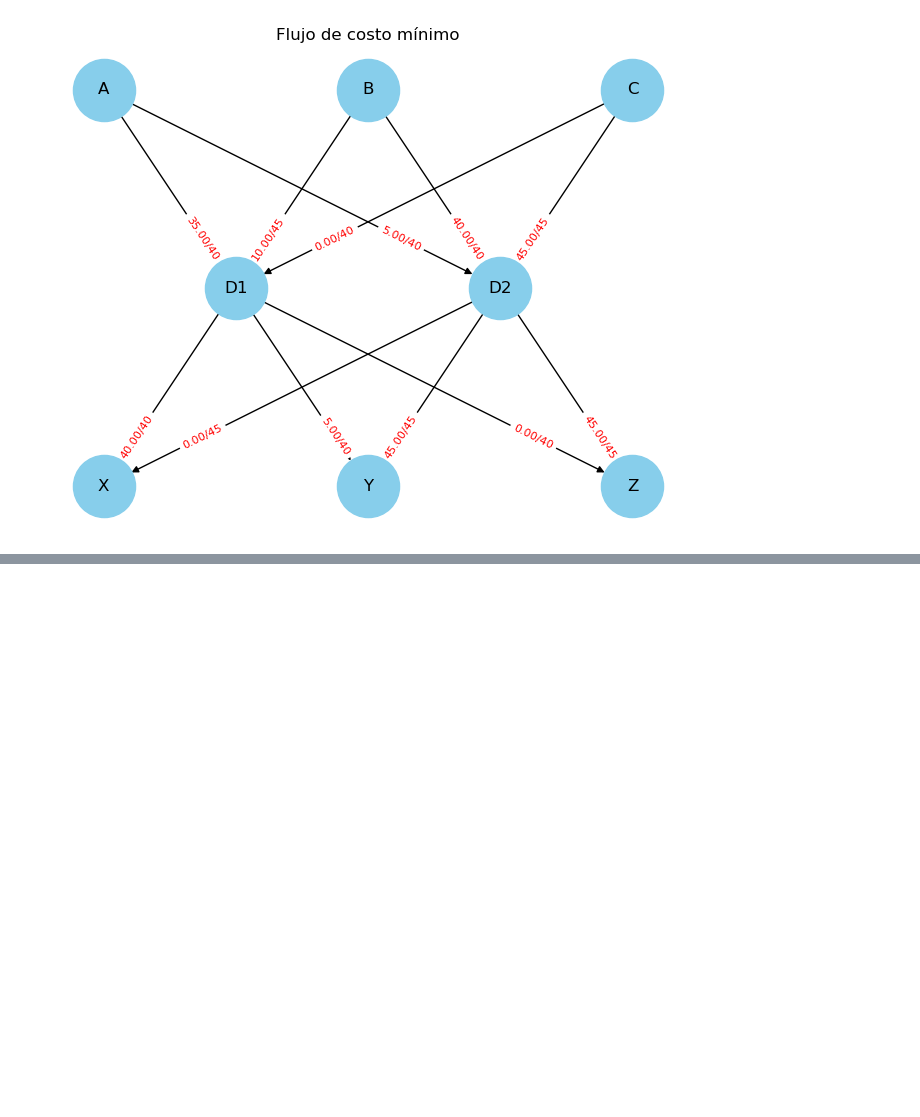
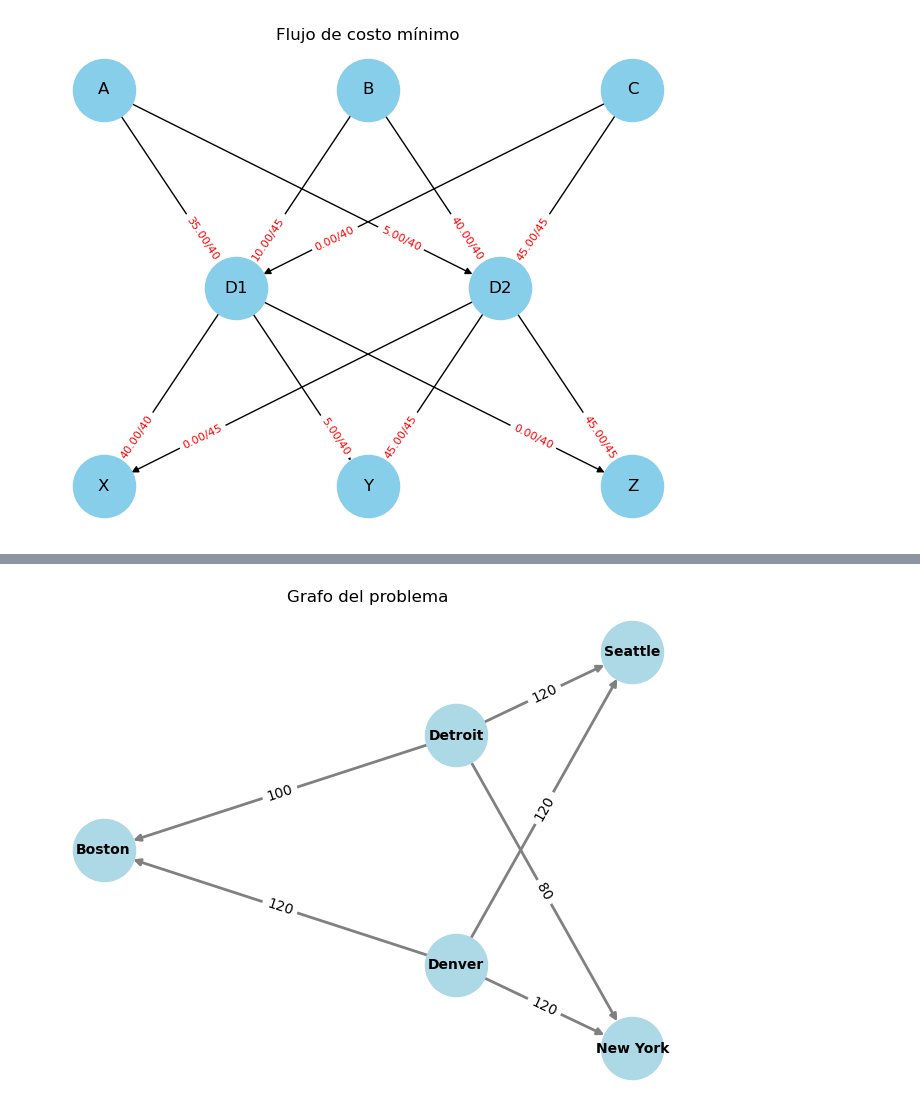
Before and after one commit to tabarespozos/Network_Flow, a Jupyter notebook: _build/jupyter_execute/Class_3_Network_as_LP/1-Introduction.ipynb, the cells around one changed output, grey strips where cells are left out. Cells and saved outputs as stored; diff of their text form; code cells hidden in the pictures; blank space fills up the shorter version.

```diff
--- a/_build/jupyter_execute/Class_3_Network_as_LP/1-Introduction.ipynb
+++ b/_build/jupyter_execute/Class_3_Network_as_LP/1-Introduction.ipynb
@@ -908,0 +925,19 @@ plt.show()
+# %%
+# Modelo
+m = Model("Flujo de costo mínimo")
+
+# Variables
+x = m.addVars(bodegas, tiendas, name="x")
+
+# Función objetivo
+m.setObjective(x.prod(costos), GRB.MINIMIZE)
+
+# Restricciones
+for i in bodegas:
+    m.addConstr(sum(x[i,j] for j in tiendas) == oferta[i], name=f"Oferta_{i}")
+
+for j in tiendas:
+    m.addConstr(sum(x[i,j] for i in bodegas) == demanda[j], name=f"Demanda_{j}")
+
+# Resolver
+m.optimize()
@@ -908,0 +1088,67 @@ plt.show()
+# %%
+import gurobipy as gp
+from gurobipy import GRB
+
+
+# Base data
+commodities = ['Pencils', 'Pens']
+nodes = ['Detroit', 'Denver', 'Boston', 'New York', 'Seattle']
+
+arcs, capacity = gp.multidict({
+    ('Detroit', 'Boston'):   100,
+    ('Detroit', 'New York'):  80,
+    ('Detroit', 'Seattle'):  120,
+    ('Denver',  'Boston'):   120,
+    ('Denver',  'New York'): 120,
+    ('Denver',  'Seattle'):  120})
+
+cost = {
+    ('Pencils', 'Detroit', 'Boston'):   10,
+    ('Pencils', 'Detroit', 'New York'): 20,
+    ('Pencils', 'Detroit', 'Seattle'):  60,
+    ('Pencils', 'Denver',  'Boston'):   40,
+    ('Pencils', 'Denver',  'New York'): 40,
+    ('Pencils', 'Denver',  'Seattle'):  30,
+    ('Pens',    'Detroit', 'Boston'):   20,
+    ('Pens',    'Detroit', 'New York'): 20,
+    ('Pens',    'Detroit', 'Seattle'):  80,
+    ('Pens',    'Denver',  'Boston'):   60,
+    ('Pens',    'Denver',  'New York'): 70,
+    ('Pens',    'Denver',  'Seattle'):  30}
+
+# Supply (> 0) and demand (< 0) for pairs of commodity-city
+inflow = {
+    ('Pencils', 'Detroit'):   50,
+    ('Pencils', 'Denver'):    60,
+    ('Pencils', 'Boston'):   -50,
+    ('Pencils', 'New York'): -50,
+    ('Pencils', 'Seattle'):  -10,
+    ('Pens',    'Detroit'):   60,
+    ('Pens',    'Denver'):    40,
+    ('Pens',    'Boston'):   -40,
+    ('Pens',    'New York'): -30,
+    ('Pens',    'Seattle'):  -30}
+
+# Crear un grafo dirigido
+G = nx.DiGraph()
+
+# Añadir nodos
+for node in nodes:
+    G.add_node(node)
+
+# Añadir aristas con sus capacidades como etiquetas
+for (i, j), cap in capacity.items():
+    G.add_edge(i, j, capacity=cap)
+
+# Usar el diseño en capas concéntricas
+shell_layout_layers = [['Detroit', 'Denver'], ['Boston', 'New York', 'Seattle']]
+pos = nx.shell_layout(G, shell_layout_layers)
+
+labels = nx.get_edge_attributes(G, 'capacity')
+nx.draw(G, pos, with_labels=True, node_size=2000, node_color="lightblue", font_size=10, font_weight='bold', width=2, edge_color='gray')
+nx.draw_networkx_edge_labels(G, pos, edge_labels=labels)
+
+plt.title("Grafo del problema")
+plt.show()
+# %% [output]
+[figure, added]
```
Also changed, not shown: parts of 56 cells of this notebook, 37 other files.
